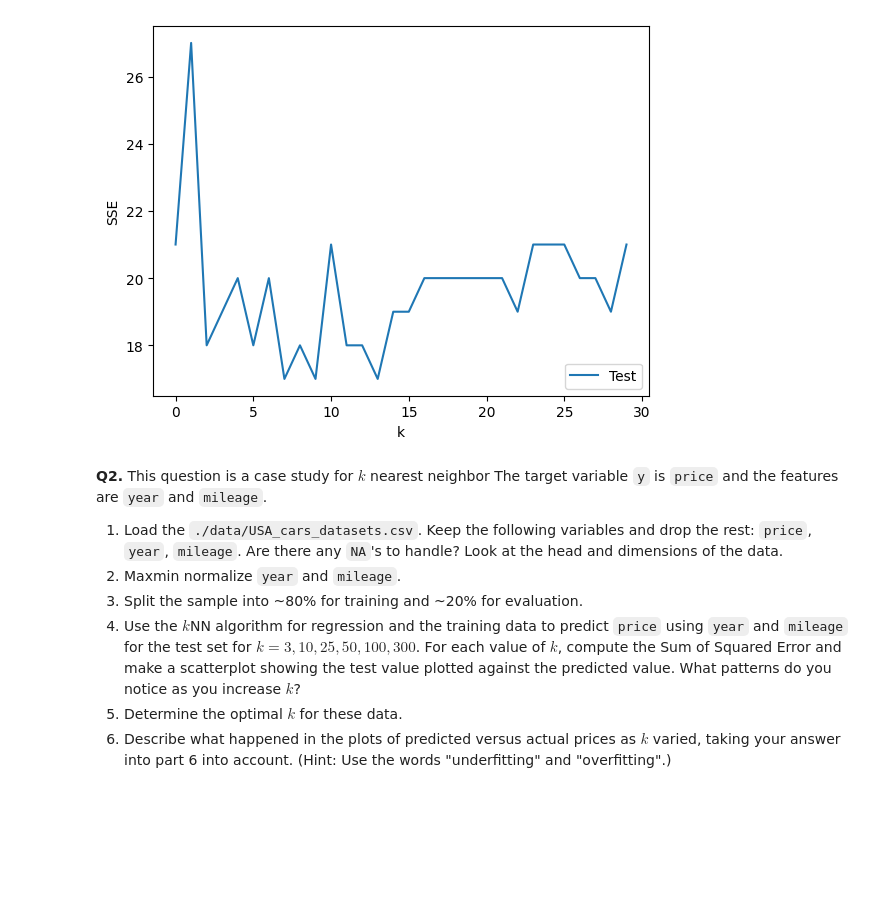
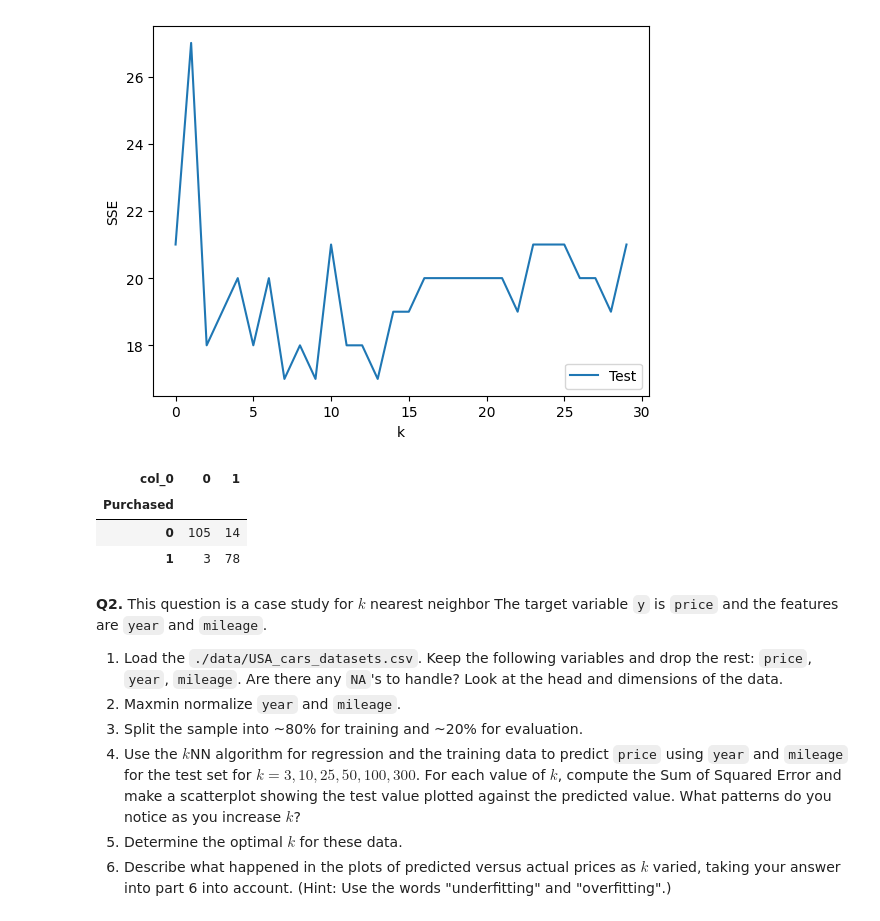
Before and after one commit to Jmazher12/assignment3, a Jupyter notebook: assignment_knn_and_kmc.ipynb, the cells around one changed output. Cells and saved outputs as stored; diff of their text form; code cells hidden in the pictures; blank space fills up the shorter version.

Commit message:
Finished up to Q2 part 2

```diff
--- a/assignment_knn_and_kmc.ipynb
+++ b/assignment_knn_and_kmc.ipynb
@@ -127,6 +134,21 @@ plt.legend(loc='lower right')
 [ 8 10 14]
 <matplotlib.legend.Legend at 0x...>
 [figure]
+# %%
+# Q1 part 6
+model = KNeighborsClassifier(n_neighbors=14) # Create a sk model for k
+fitted_model = model.fit(X_train,y_train) # Train the model on our data
+y_hat = fitted_model.predict(X_test) # Predict values for test set
+pd.crosstab(y_test, y_hat)
+
+# I can see that most of the predictions were correct. 1 was incorrectly
+# classified as 0 three times, and 0 was incorreclty classifed as 1 14 times.
+# The overall accuracy of is 91.5%
+# %% [output]
+| col_0 | 0 | 1 |
+| Purchased |  |  |
+| 0 | 105 | 14 |
+| 1 | 3 | 78 |
 # %% [markdown]
 **Q2.** This question is a case study for $k$ nearest neighbor The target variable `y` is `price` and the features are `year` and `mileage`.
 
```
Also changed, not shown: parts of 5 cells of this notebook.
